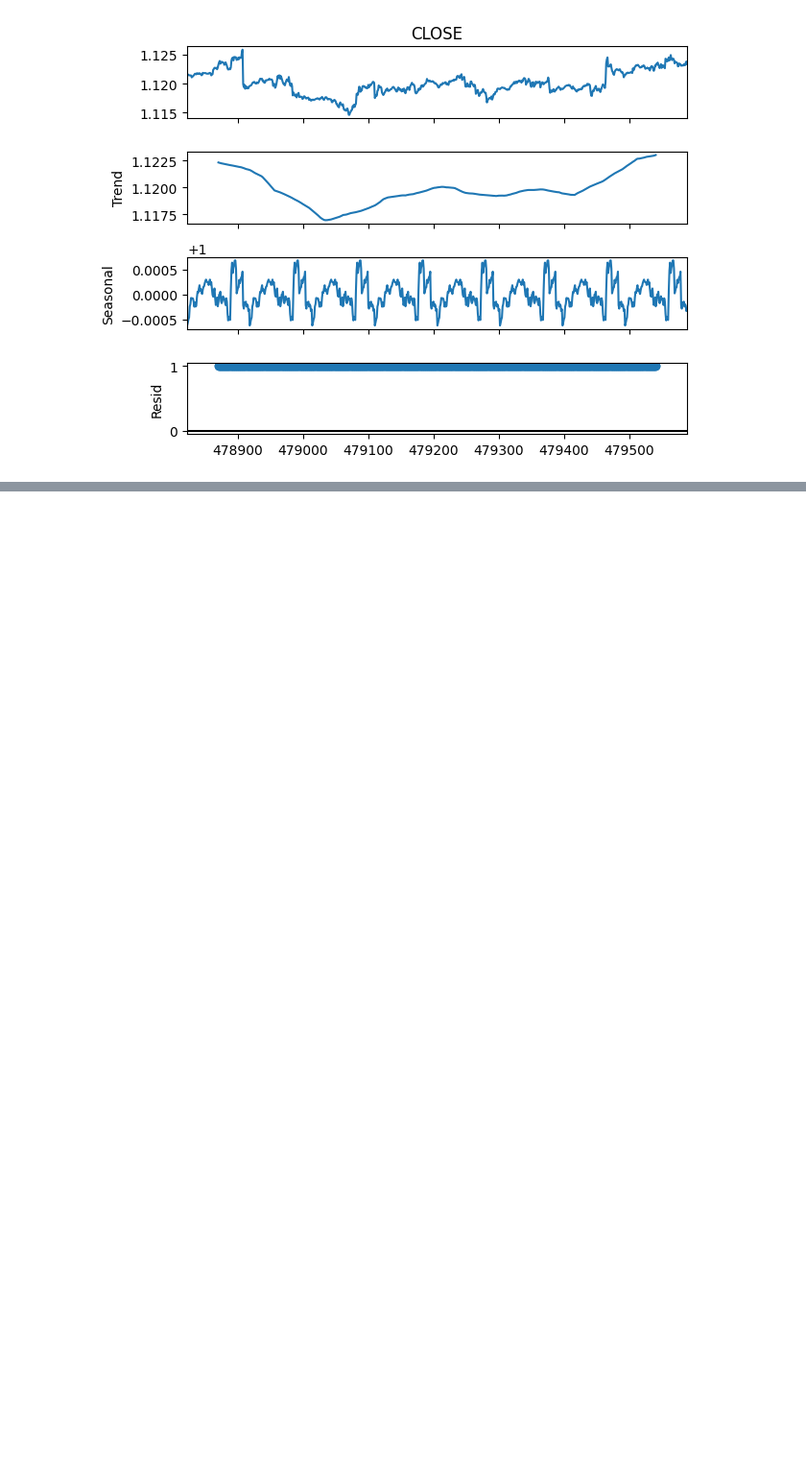
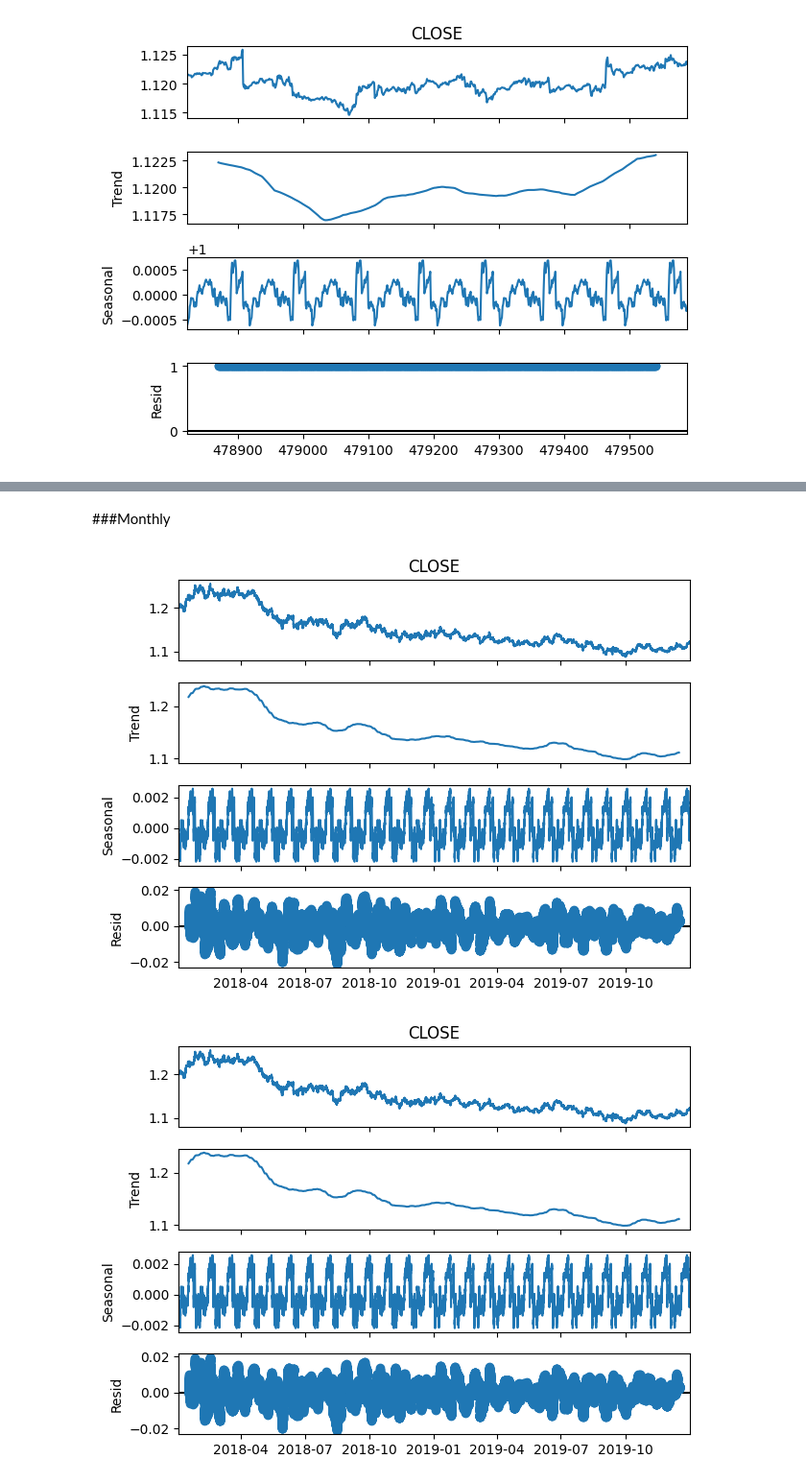
Before and after one commit to FaridRash/Time-Series-Analysis-and-Forecasting, a Jupyter notebook: 1st_notebook.ipynb, the cells around one changed output, grey strips where cells are left out. Shown at 96% size. Saved outputs shown, nothing was run; the diff lists cells and outputs as text; code cells hidden in the pictures; blank space fills up the shorter version.

```diff
--- a/1st_notebook.ipynb
+++ b/1st_notebook.ipynb
@@ -169,0 +229,15 @@ result.plot()
+# %% [markdown]
+###Monthly
+# %%
+df_fixed_monthly = df[(df['DATE_TIME'].dt.year >= 2018) & (df['DATE_TIME'].dt.year <= 2019)].copy()
+
+df_fixed_monthly['DATE_TIME'] = pd.to_datetime(df_fixed_monthly['DATE_TIME'])
+df_fixed_monthly = df_fixed_monthly.set_index('DATE_TIME')
+
+y = df_fixed_monthly['CLOSE']
+# %%
+result_monthly = seasonal_decompose(y, model='additive', period=1920)
+result_monthly.plot()
+# %% [output]
+[figure, added]
+[figure, added]
```
Also changed, not shown: parts of 11 cells of this notebook.
